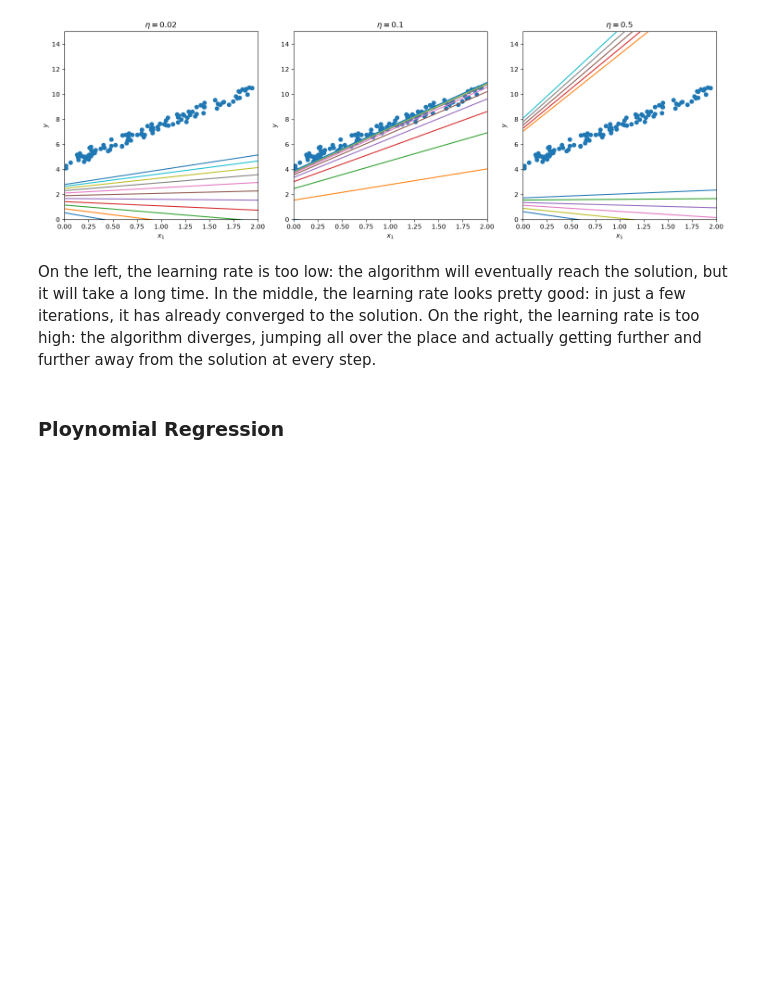
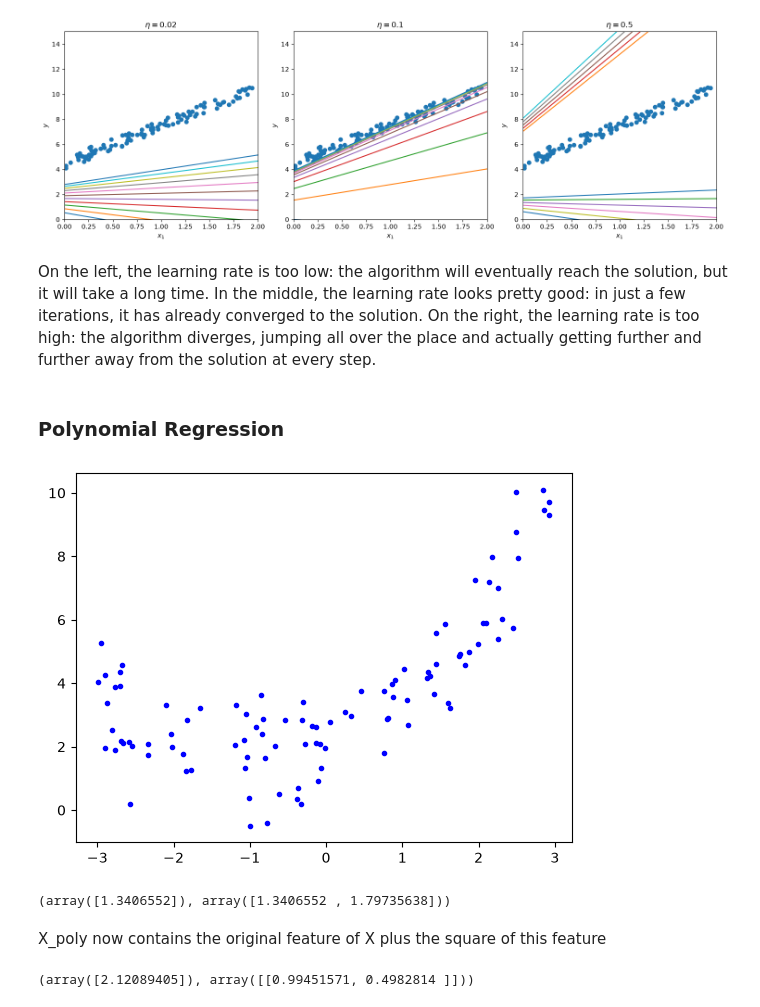
Before and after one commit to Yash-Meshram1/Playground, a Jupyter notebook: ML/regression.ipynb, the cells around one changed output. Saved outputs shown, nothing was run; the diff lists cells and outputs as text; code cells hidden in the pictures; blank space fills up the shorter version.

Commit message:
added poly regression and training curves

```diff
--- a/ML/regression.ipynb
+++ b/ML/regression.ipynb
@@ -172,4 +172,31 @@ plt.show()
 # %% [markdown]
 On the left, the learning rate is too low: the algorithm will eventually reach the solution, but it will take a long time. In the middle, the learning rate looks pretty good: in just a few iterations, it has already converged to the solution. On the right, the learning rate is too high: the algorithm diverges, jumping all over the place and actually getting further and further away from the solution at every step.
 # %% [markdown]
-### Ploynomial Regression
+### Polynomial Regression
+# %%
+m = 100
+X = 6 * np.random.rand(m, 1) - 3
+y = 0.5 * X**2 + X + 2 + np.random.randn(m, 1)
+# %%
+plt.plot(X, y, "b.")
+plt.show()
+# %% [output]
+[figure, added]
+# %%
+from sklearn.preprocessing import PolynomialFeatures
+
+poly_features = PolynomialFeatures(degree = 2, include_bias=False)
+X_poly = poly_features.fit_transform(X)
+
+X[0], X_poly[0]
+# %% [output]
+(array([1.3406552]), array([1.3406552 , 1.79735638]))
+# %% [markdown]
+X_poly now contains the original feature of X plus the square of this feature
+# %%
+from sklearn.linear_model import LinearRegression
+lg = LinearRegression()
+lg.fit(X_poly, y)
+lg.intercept_, lg.coef_
+# %% [output]
+(array([2.12089405]), array([[0.99451571, 0.4982814 ]]))
```
Also changed, not shown: parts of 7 cells of this notebook.
